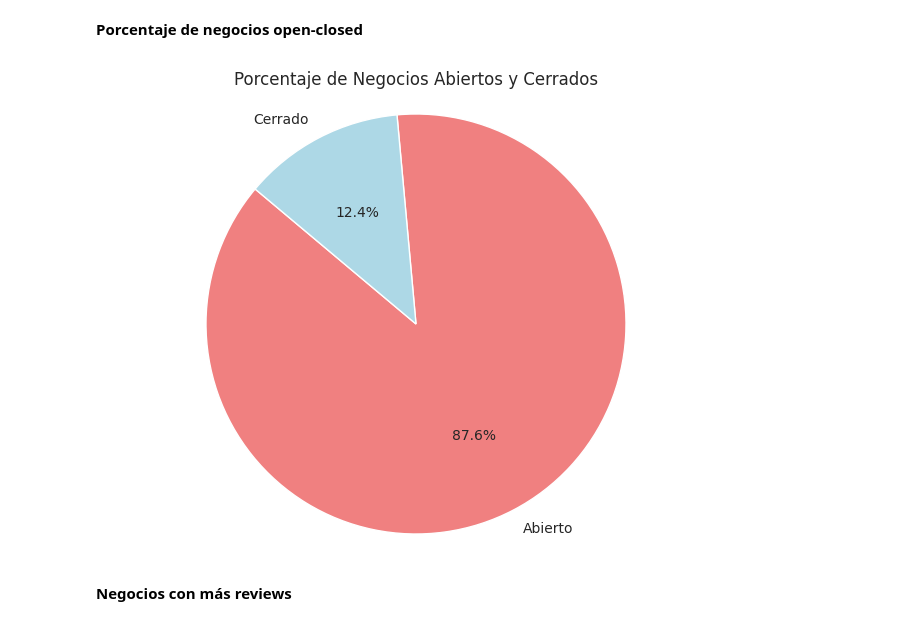
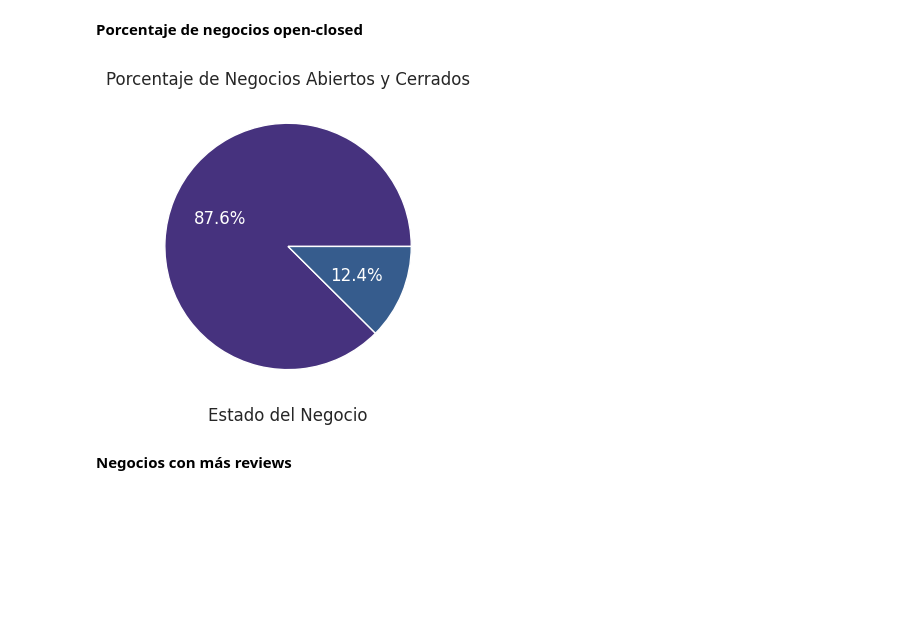
Before and after one commit to Marianopopov/Google_Yelp_Recommend, a Jupyter notebook: notebooks/EDA_Yelp/eda_yelp.ipynb, the cells around one changed output. Cells and saved outputs as stored; diff of their text form; code cells hidden in the pictures; blank space fills up the shorter version.

```diff
--- a/notebooks/EDA_Yelp/eda_yelp.ipynb
+++ b/notebooks/EDA_Yelp/eda_yelp.ipynb
@@ -160,24 +194,30 @@ plt.show()
 # %% [markdown]
 **Porcentaje de negocios open-closed**
 # %%
+import matplotlib.pyplot as plt
+import seaborn as sns
 
-# Gráfico de pie para la cantidad de negocios abiertos y cerrados
-
-plt.figure(figsize=(8, 6))
+plt.figure(figsize=(5, 4))
 
 # Distribución de negocios open-closed
 count_open_closed = data['is_open'].value_counts()
 
 labels = ['Abierto' ,'Cerrado']
 
-count_open_closed.plot.pie(autopct='%1.1f%%', colors=['lightcoral', 'lightblue'], labels=labels)
+# Configurar el tema de Seaborn
+sns.set_palette("viridis")
+
+# Configurar el color del texto
+textprops = {'color': 'white'}
+
+count_open_closed.plot.pie(autopct='%1.1f%%', labels=labels, textprops=textprops)
 
 plt.title('Porcentaje de Negocios Abiertos y Cerrados')
 plt.xlabel('Estado del Negocio')
 plt.ylabel('')
 plt.show()
 # %% [output]
-[figure, old version]
+[figure, new version]
 # %% [markdown]
 **Negocios con más reviews**
 # %%
```
Also changed, not shown: parts of 4 cells of this notebook.
